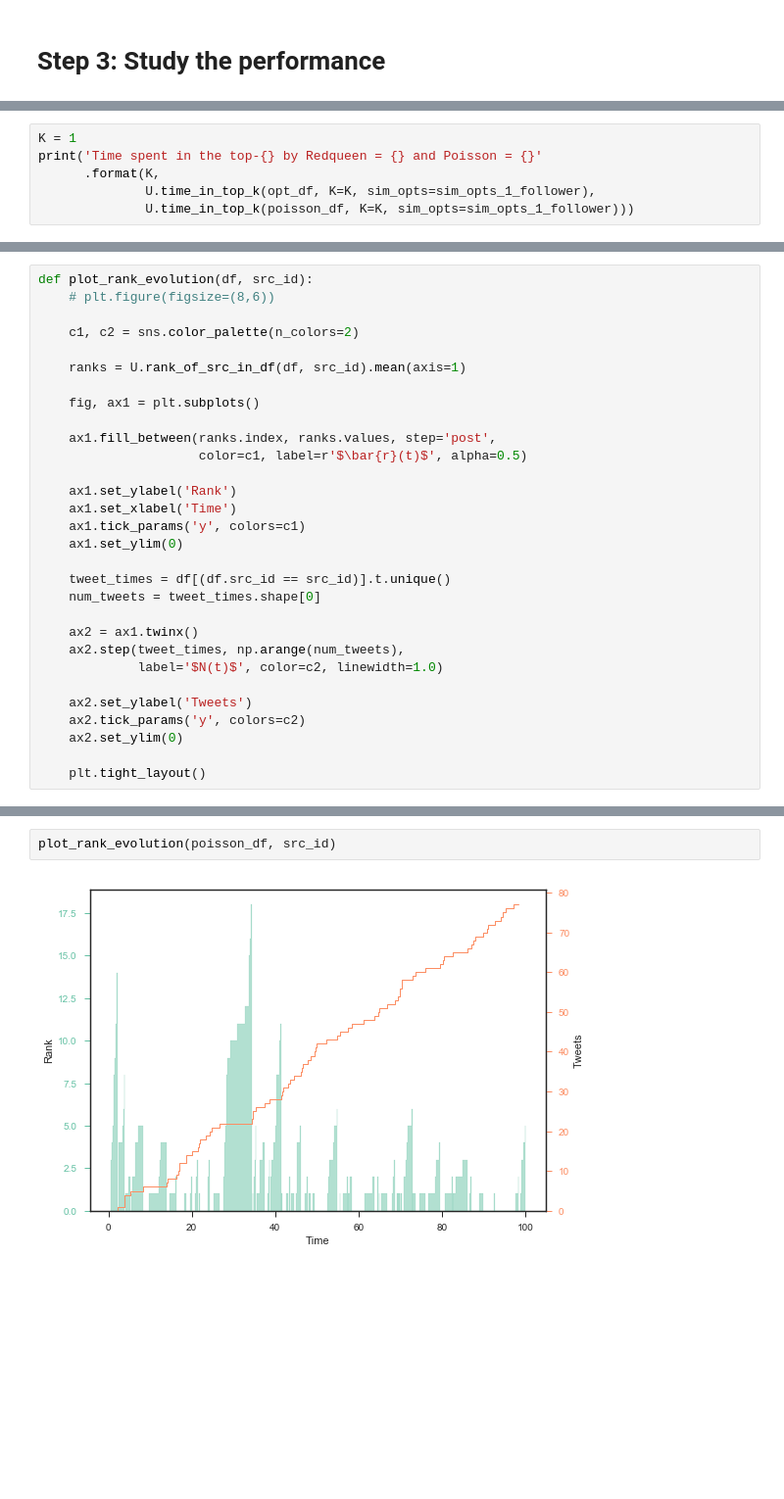
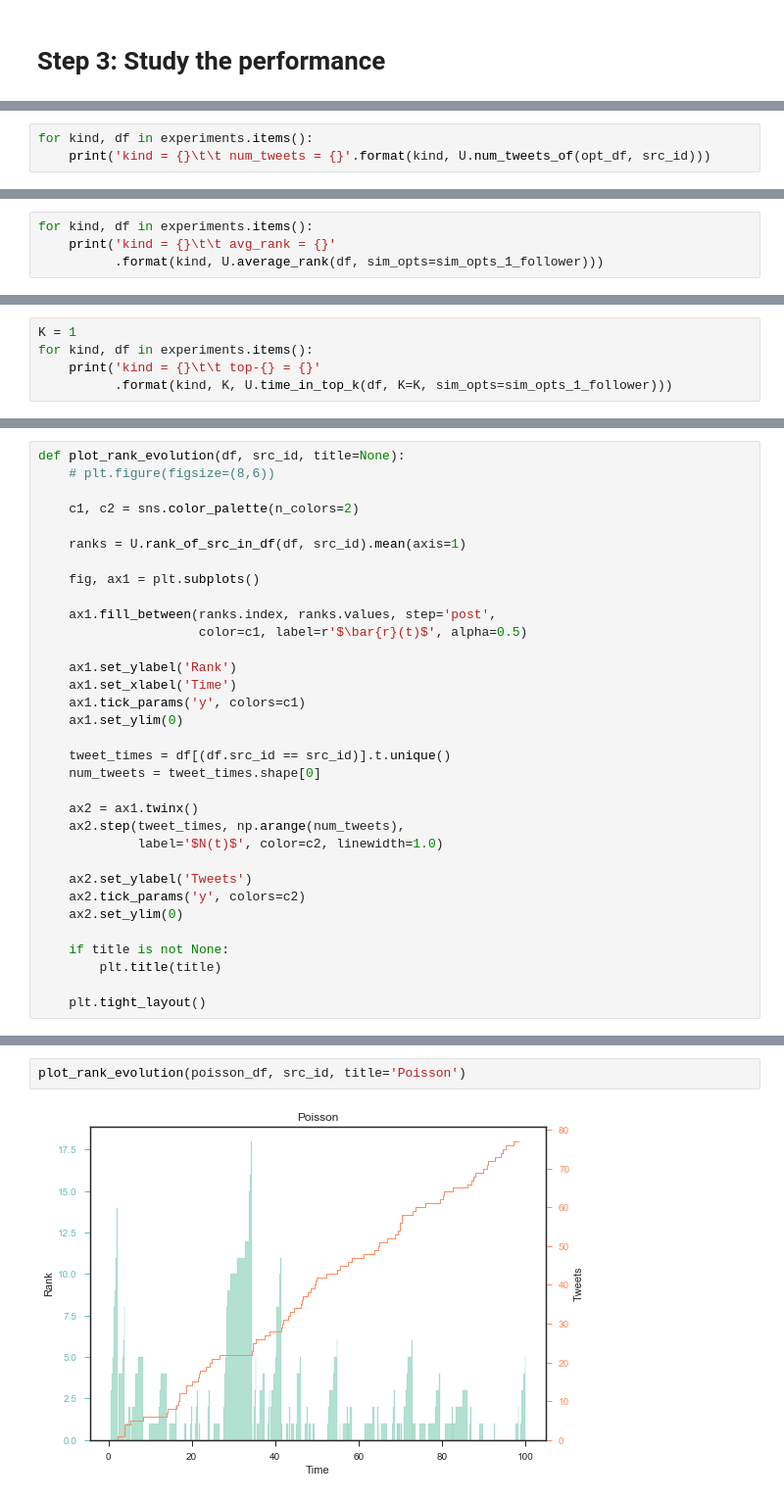
Before and after one commit to Networks-Learning/LVIV-2018, a Jupyter notebook: redqueen/RedQueen-demo.ipynb, the cells around one changed output, grey strips where cells are left out. Shown: that part at 98% size. Drawn from its saved outputs; the diff is of its cells as text; blank space fills up the shorter version.

```diff
--- a/redqueen/RedQueen-demo.ipynb
+++ b/redqueen/RedQueen-demo.ipynb
@@ -187,0 +222,3 @@ avg_rank_opt = 66.8116376874034, avg_rank_poisson = 201.3461740580856
+# %%
+for kind, df in experiments.items():
+    print('kind = {}\t\t num_tweets = {}'.format(kind, U.num_tweets_of(opt_df, src_id)))
@@ -187,0 +231,4 @@ avg_rank_opt = 66.8116376874034, avg_rank_poisson = 201.3461740580856
+# %%
+for kind, df in experiments.items():
+    print('kind = {}\t\t avg_rank = {}'
+          .format(kind, U.average_rank(df, sim_opts=sim_opts_1_follower)))
@@ -188,7 +241,6 @@ avg_rank_opt = 66.8116376874034, avg_rank_poisson = 201.3461740580856
 # %%
 K = 1
-print('Time spent in the top-{} by Redqueen = {} and Poisson = {}'
-      .format(K,
-              U.time_in_top_k(opt_df, K=K, sim_opts=sim_opts_1_follower),
-              U.time_in_top_k(poisson_df, K=K, sim_opts=sim_opts_1_follower)))
+for kind, df in experiments.items():
+    print('kind = {}\t\t top-{} = {}'
+          .format(kind, K, U.time_in_top_k(df, K=K, sim_opts=sim_opts_1_follower)))
 # %% [output]
@@ -198,5 +254,5 @@ Time spent in the top-1 by Redqueen = 56.517519051405124 and Poisson = 39.687281
 # %%
-def plot_rank_evolution(df, src_id):
+def plot_rank_evolution(df, src_id, title=None):
     # plt.figure(figsize=(8,6))
 
     c1, c2 = sns.color_palette(n_colors=2)
@@ -224,5 +280,8 @@ def plot_rank_evolution(df, src_id):
     ax2.tick_params('y', colors=c2)
     ax2.set_ylim(0)
 
+    if title is not None:
+        plt.title(title)
+
     plt.tight_layout()
 # %%
@@ -236,5 +295,5 @@ plot_rank_evolution(sp_df, src_id)
 # %%
-plot_rank_evolution(poisson_df, src_id)
+plot_rank_evolution(poisson_df, src_id, title='Poisson')
 # %% [output]
-[figure, old version]
+[figure, new version]
 # %%
```
Also changed, not shown: parts of 31 cells of this notebook.
